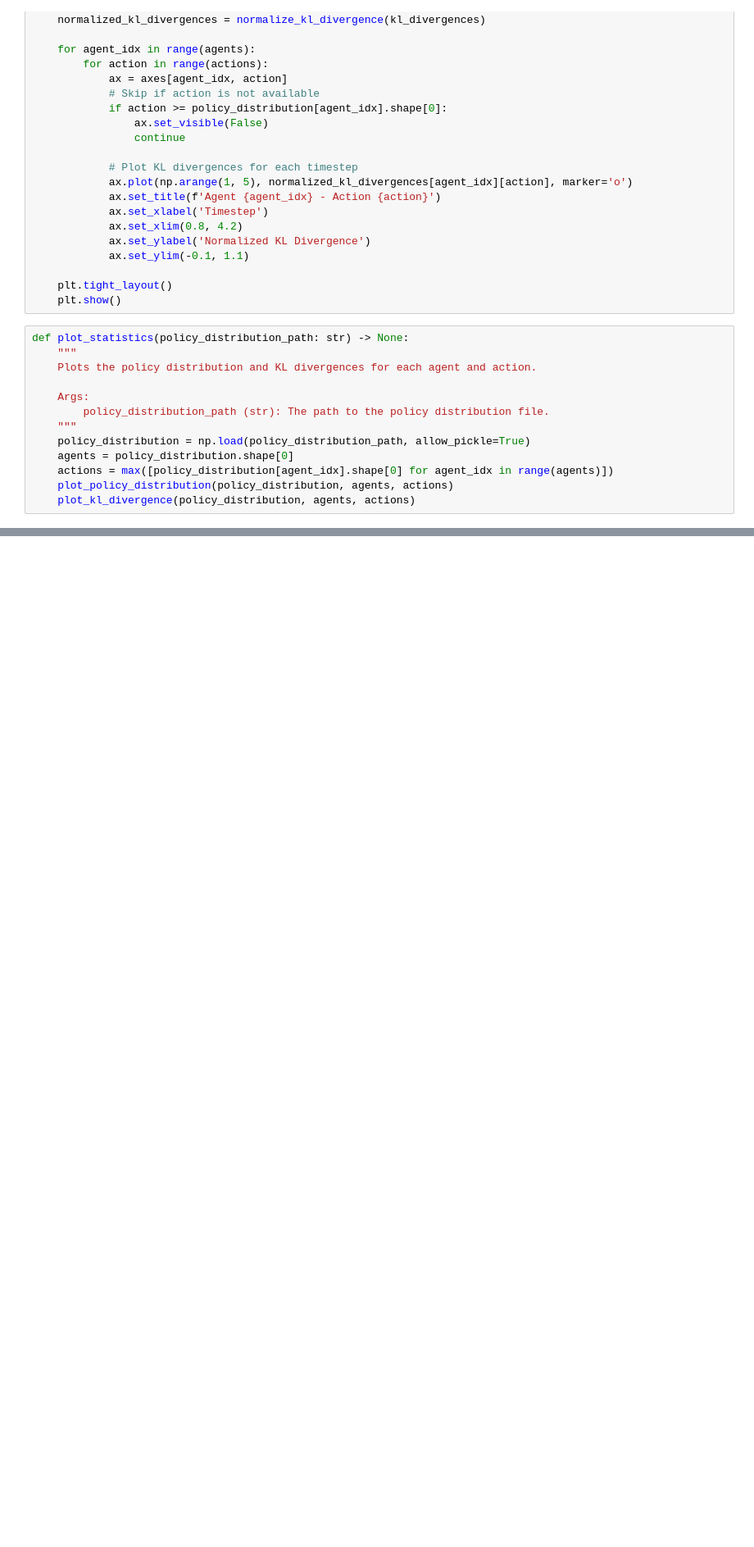
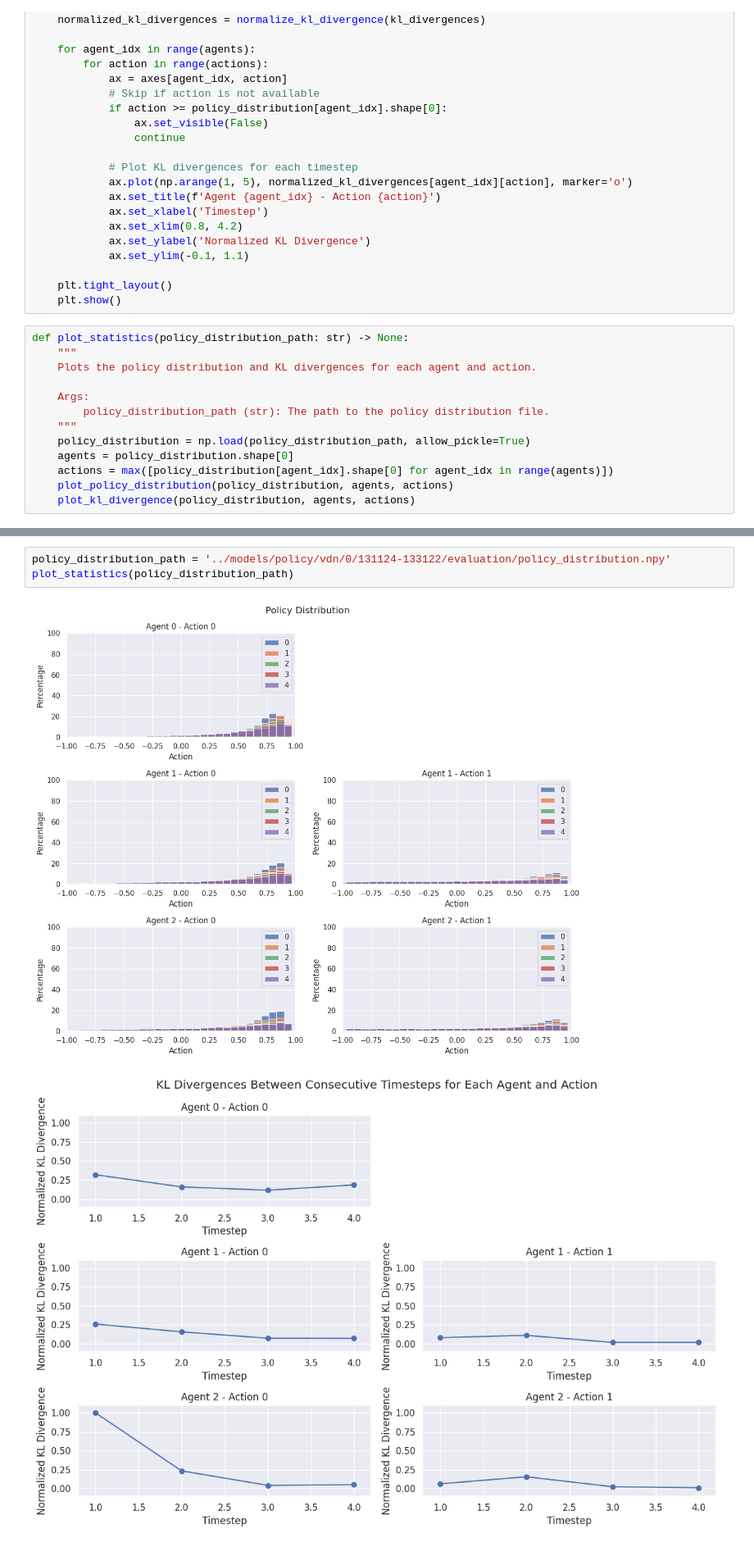
Before and after one commit to Kinrre/RailPricing-RL, a Jupyter notebook: notebooks/plotter.ipynb, the cells around one changed output, grey strips where cells are left out. Shown: that part at 82% size. Drawn from its saved outputs; the diff is of its cells as text; blank space fills up the shorter version.

```diff
--- a/notebooks/plotter.ipynb
+++ b/notebooks/plotter.ipynb
@@ -176,0 +177,6 @@ plot_statistics(policy_distribution_path)
+# %%
+policy_distribution_path = '../models/policy/vdn/0/131124-133122/evaluation/policy_distribution.npy'
+plot_statistics(policy_distribution_path)
+# %% [output]
+[figure, added]
+[figure, added]
```
Also changed, not shown: parts of 3 cells of this notebook, 1 other file.
